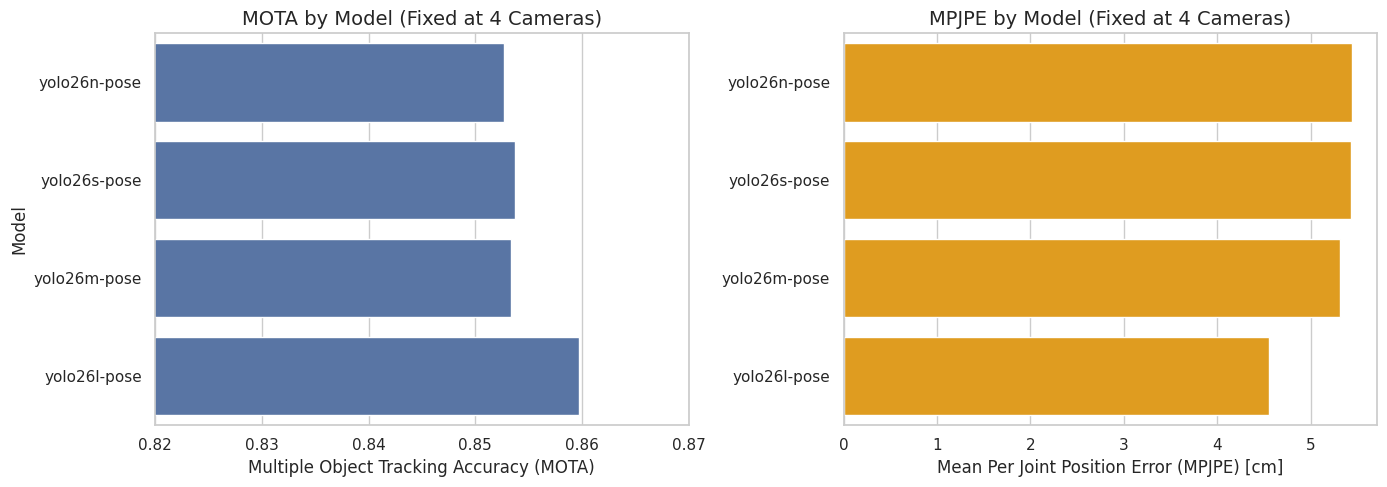
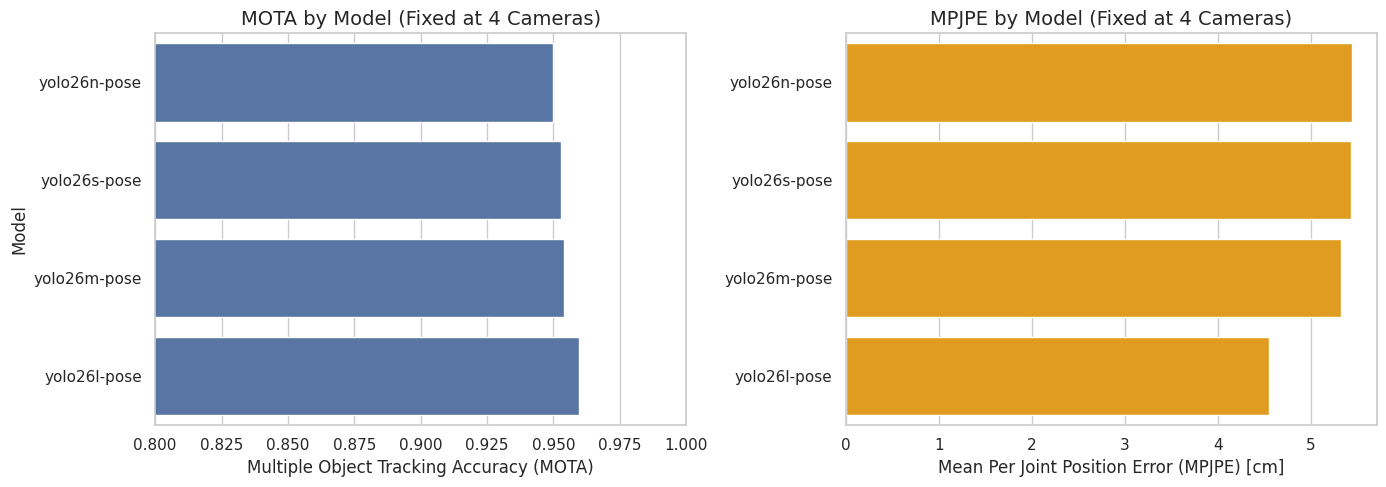
Unified diff of the notebook cell whose output changed from the first chart to the second:
--- before
+++ after
@@ -9,5 +9,5 @@
 axes[0].set_xlabel("Multiple Object Tracking Accuracy (MOTA)")
 axes[0].set_ylabel("Model")
-axes[0].set_xlim(0.82, 0.87)
+axes[0].set_xlim(0.80, 1.0)
 
 # MPJPE comparison (lower is better)

Commit: Emergency bug fix.